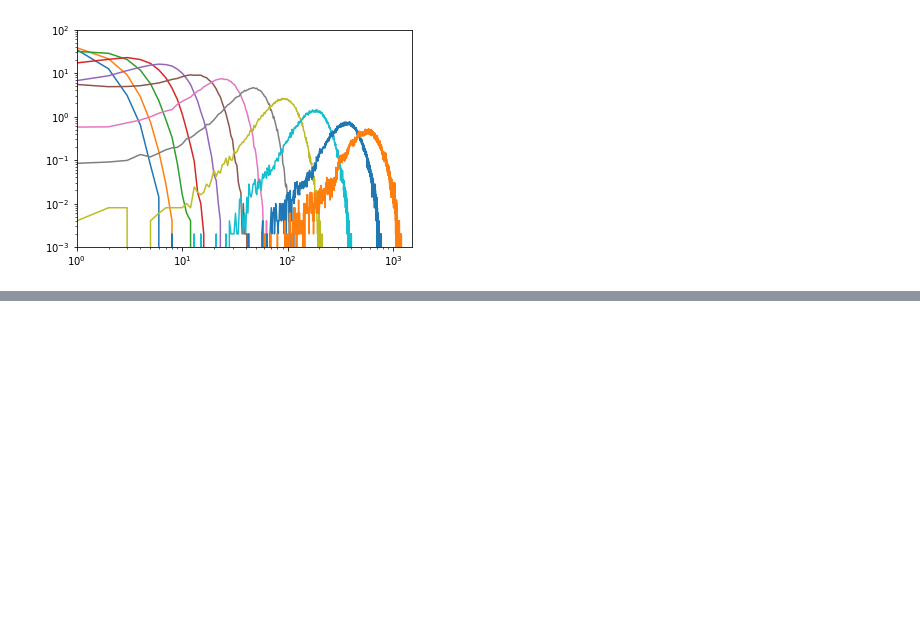
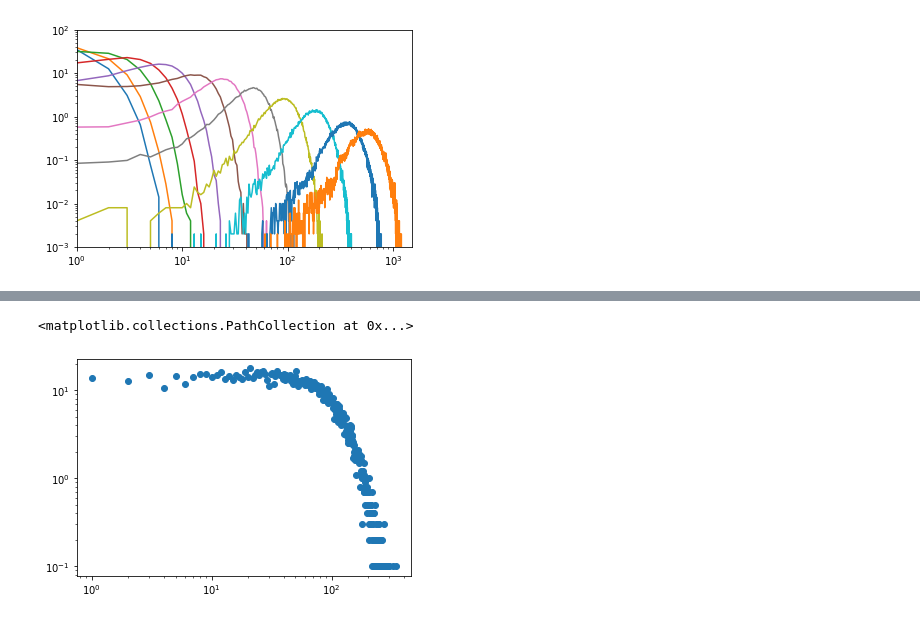
Before and after one commit to Sennevw/Masters-thesis, a Jupyter notebook: dataverwerking.ipynb, the cells around one changed output, grey strips where cells are left out. Saved outputs shown, nothing was run; the diff lists cells and outputs as text; code cells hidden in the pictures; blank space fills up the shorter version.

Commit message:
Werkende attach code + bugfix range search

```diff
--- a/dataverwerking.ipynb
+++ b/dataverwerking.ipynb
@@ -288,0 +279,12 @@ plt.loglog(size, amount)
+# %%
+size, amount = np.loadtxt("Pref_attach/r4_3D_tree_400000_0.800000.txt", skiprows=1, unpack=True)
+size = size[1:]
+amount = amount[1:]/10
+plt.xscale('log')
+plt.yscale('log')
+plt.scatter(size, amount)
+
+size, amount = np.loadtxt("Pref_attach/r4_3D_tree_400000_0.800000.txt", skiprows=1, unpack=True)
+# %% [output]
+<matplotlib.collections.PathCollection at 0x...>
+[figure, added]
```
Also changed, not shown: parts of 1 cell of this notebook, 12 other files.
